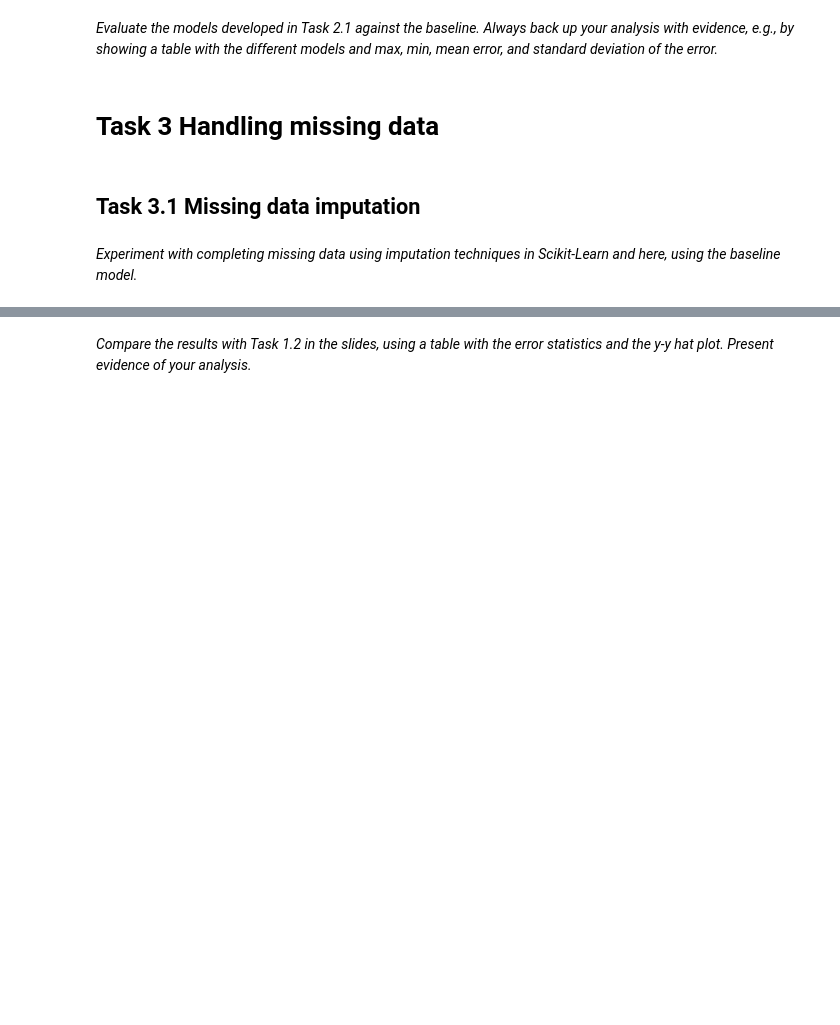
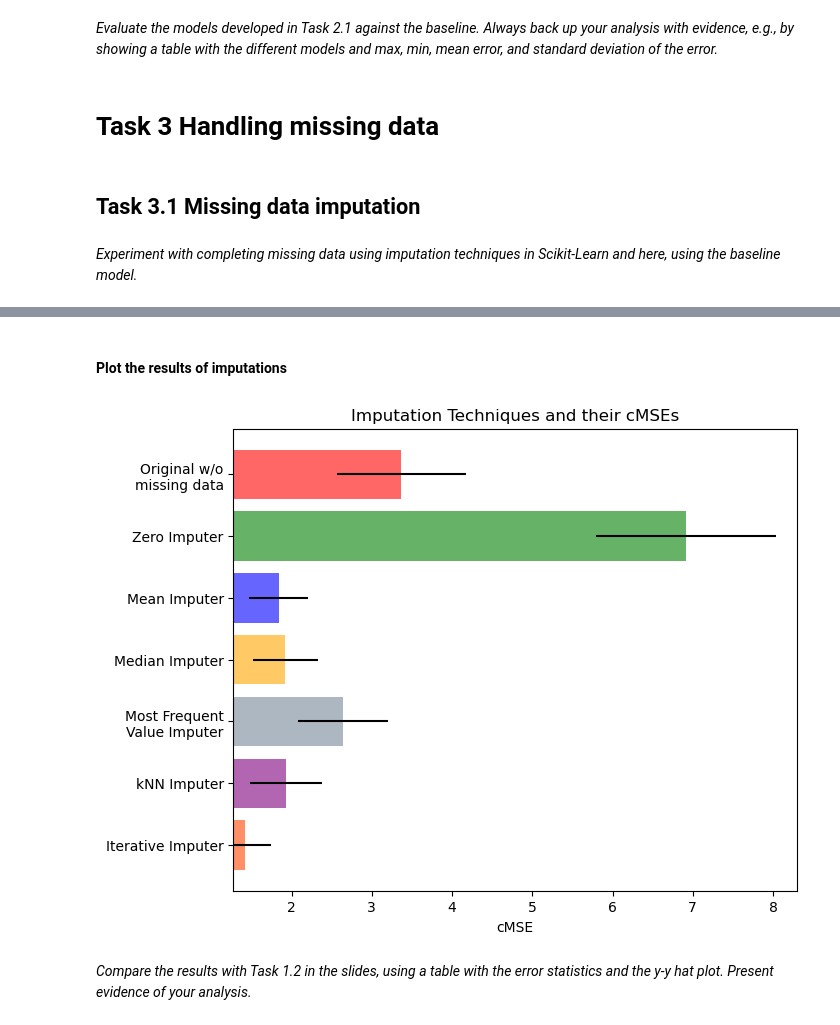
Before and after one commit to magdaa08/multiple_myeloma_survival, a Jupyter notebook: ml_nova_multiple_myeloma_survival.ipynb, the cells around one changed output, grey strips where cells are left out. Drawn from its saved outputs; the diff is of its cells as text; code cells hidden in the pictures; blank space fills up the shorter version.

```diff
--- a/ml_nova_multiple_myeloma_survival.ipynb
+++ b/ml_nova_multiple_myeloma_survival.ipynb
@@ -561,0 +585,12 @@ save_predictions_to_csv(predictions, 'Nonlinear-submission-01')
+# %%
+# initialine lists to keep lables, mean cMSEs and stds of the models, for a plotting purpose
+
+x_labels = []
+
+cmses_mean = np.zeros(7)
+stds = np.zeros(7)
+# %%
+print_cMSE_statistics(cMSEs, "baseline")
+
+x_labels.append("Original w/o\nmissing data")
+cmses_mean[0], stds[0] = np.mean(cMSEs), np.std(cMSEs)
@@ -562,2 +959,34 @@ save_predictions_to_csv(predictions, 'Nonlinear-submission-01')
+# %% [markdown]
+#### Plot the results of imputations
+# %%
+import matplotlib.pyplot as plt
+
+n_bars = len(cmses_mean)
+xval = np.arange(n_bars)
+
+colors = ["r", "g", "b", "orange", "lightslategray", "purple", "orangered"]
+
+plt.figure(figsize=(16, 6))
+plt1 = plt.subplot(122)
+for j in xval:
+    plt1.barh(
+        j,
+        cmses_mean[j],
+        xerr=stds[j],
+        color=colors[j],
+        alpha=0.6,
+        align="center",
+    )
+
+plt1.set_title("Imputation Techniques and their cMSEs")
+plt1.set_xlim(left=np.min(cmses_mean) * 0.9, right=np.max(cmses_mean) * 1.2)
+plt1.set_yticks(xval)
+plt1.set_xlabel("cMSE")
+plt1.invert_yaxis()
+plt1.set_yticklabels(x_labels)
+
+plt.show()
+# %% [output]
+[figure, added]
 # %% [markdown]
 *Compare the results with Task 1.2  in the slides, using a table with the error statistics and the y-y hat plot. Present evidence of your analysis.*
```
Also changed, not shown: parts of 37 cells of this notebook, 2 other files.
